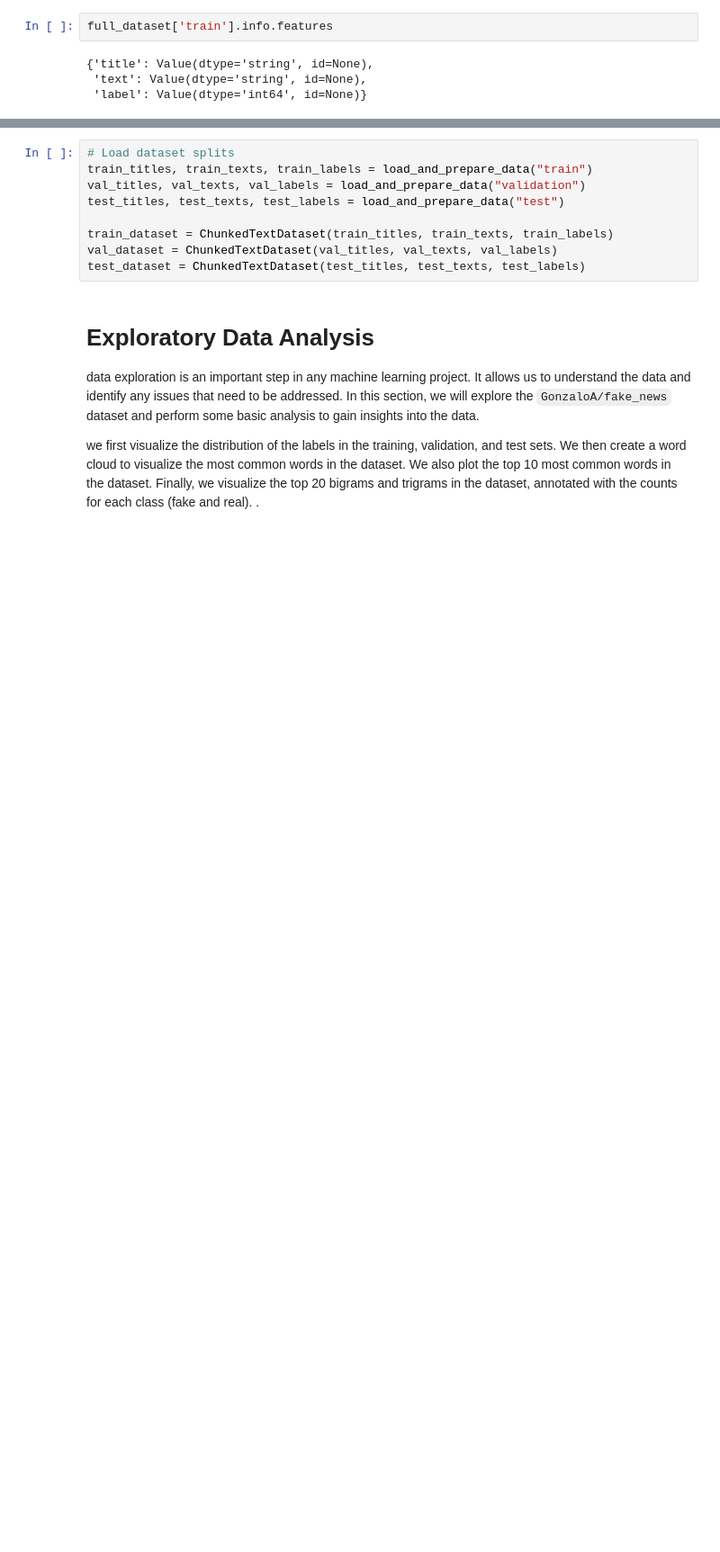
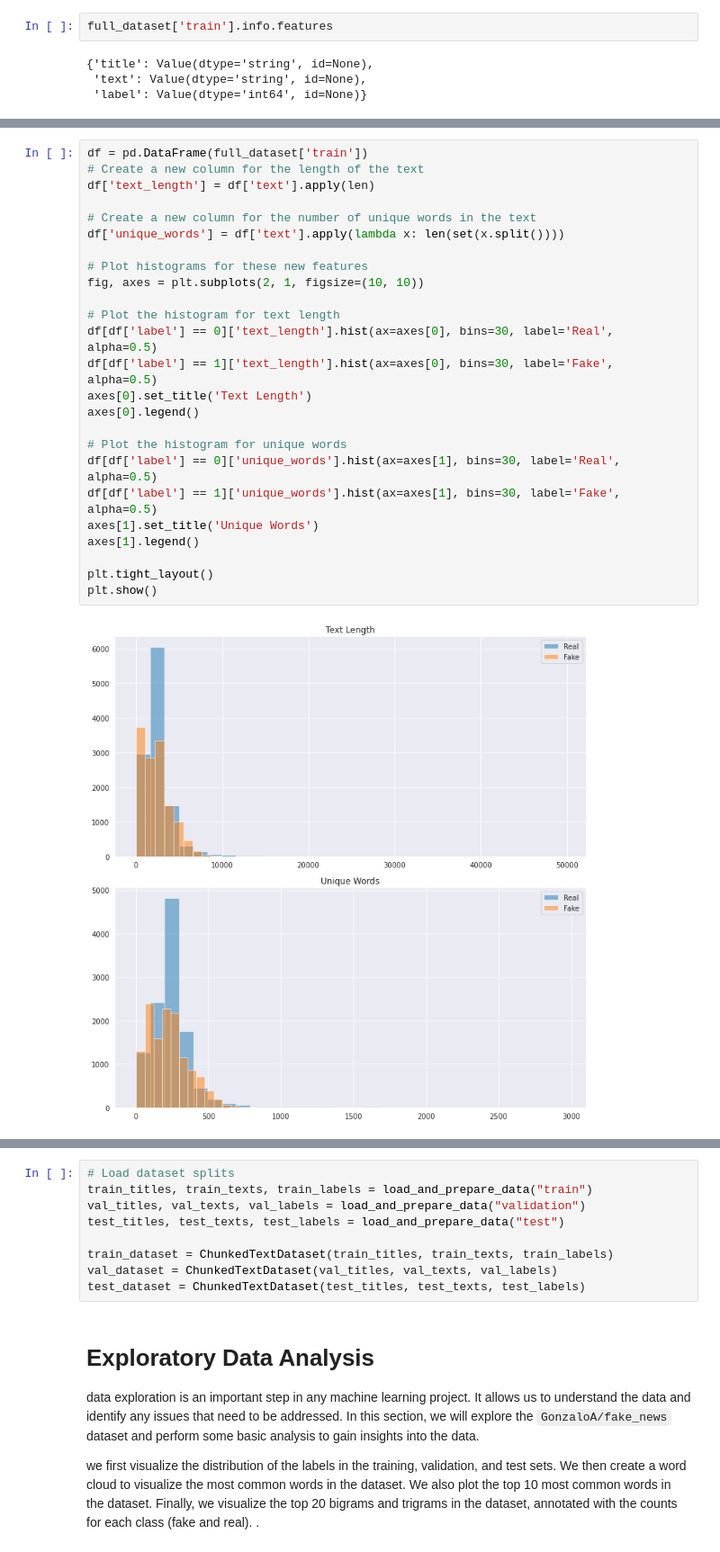
Before and after one commit to HatulK/FinalCyberAttacksDetectionEx, a Jupyter notebook: test.ipynb, the cells around one changed output, grey strips where cells are left out. Shown at 90% size. Saved outputs shown, nothing was run; the diff lists cells and outputs as text; blank space fills up the shorter version.

```diff
--- a/test.ipynb
+++ b/test.ipynb
@@ -159,3 +107,30 @@ print('[TEXT] token id: ', tokenizer.convert_tokens_to_ids('[TEXT]'))
 # %% [output]
 [TITLE] token id:  50265
 [TEXT] token id:  50266
+# %%
+df = pd.DataFrame(full_dataset['train'])
+# Create a new column for the length of the text
+df['text_length'] = df['text'].apply(len)
+
+# Create a new column for the number of unique words in the text
+df['unique_words'] = df['text'].apply(lambda x: len(set(x.split())))
+
+# Plot histograms for these new features
+fig, axes = plt.subplots(2, 1, figsize=(10, 10))
+
+# Plot the histogram for text length
+df[df['label'] == 0]['text_length'].hist(ax=axes[0], bins=30, label='Real', alpha=0.5)
+df[df['label'] == 1]['text_length'].hist(ax=axes[0], bins=30, label='Fake', alpha=0.5)
+axes[0].set_title('Text Length')
+axes[0].legend()
+
+# Plot the histogram for unique words
+df[df['label'] == 0]['unique_words'].hist(ax=axes[1], bins=30, label='Real', alpha=0.5)
+df[df['label'] == 1]['unique_words'].hist(ax=axes[1], bins=30, label='Fake', alpha=0.5)
+axes[1].set_title('Unique Words')
+axes[1].legend()
+
+plt.tight_layout()
+plt.show()
+# %% [output]
+[figure, added]
```
Also changed, not shown: parts of 19 cells of this notebook.
